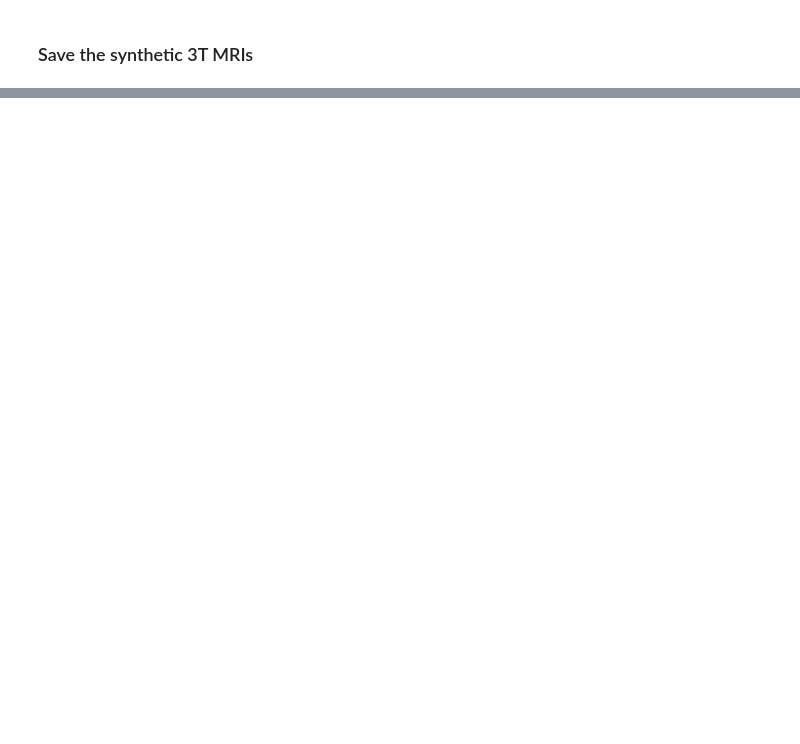
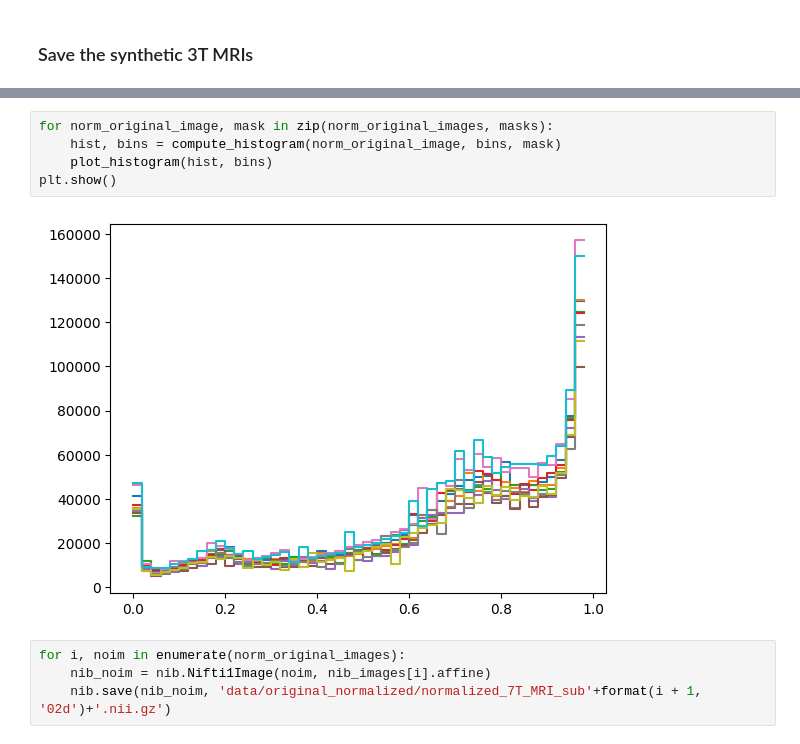
Before and after one commit to mattplo/MLSP, a Jupyter notebook: data_preprocessing_code.ipynb, the cells around one changed output, grey strips where cells are left out. Saved outputs shown, nothing was run; the diff lists cells and outputs as text; blank space fills up the shorter version.

```diff
--- a/data_preprocessing_code.ipynb
+++ b/data_preprocessing_code.ipynb
@@ -98,0 +115,11 @@ for i, nnim in enumerate(norm_noisy_images):
+# %%
+for norm_original_image, mask in zip(norm_original_images, masks):
+    hist, bins = compute_histogram(norm_original_image, bins, mask)
+    plot_histogram(hist, bins)
+plt.show()
+# %% [output]
+[figure, added]
+# %%
+for i, noim in enumerate(norm_original_images):
+    nib_noim = nib.Nifti1Image(noim, nib_images[i].affine)
+    nib.save(nib_noim, 'data/original_normalized/normalized_7T_MRI_sub'+format(i + 1, '02d')+'.nii.gz')
```
Also changed, not shown: parts of 8 cells of this notebook.
